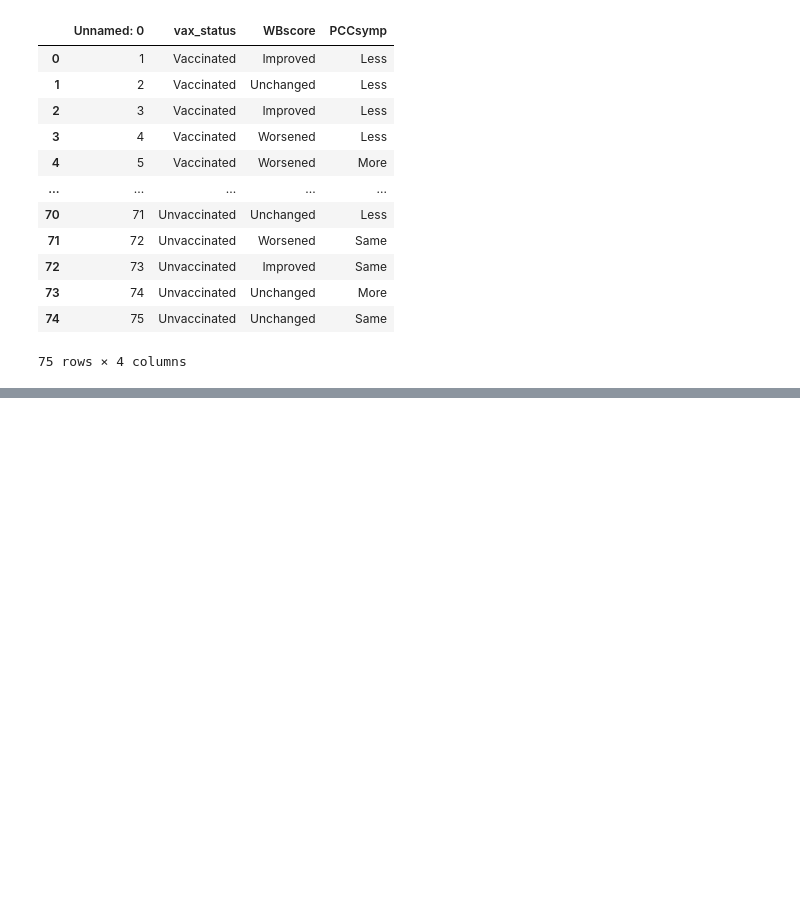
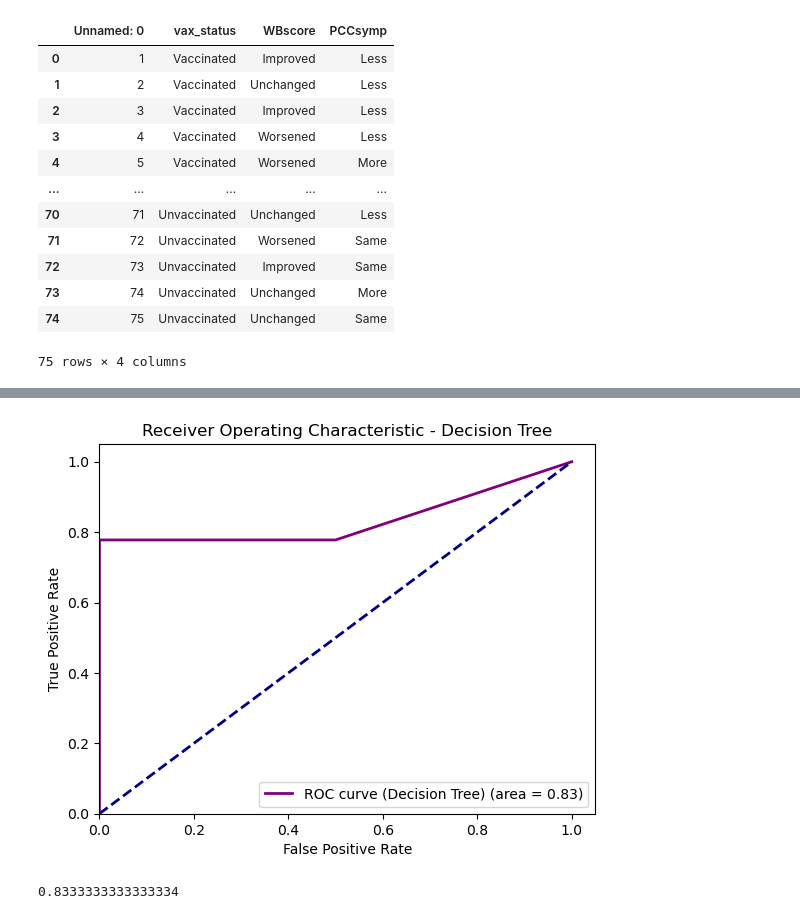
Before and after one commit to giomhern/machine-learning-spring-2024, a Jupyter notebook: week3/hw-notebooks/hw3.ipynb, the cells around one changed output, grey strips where cells are left out. Cells and saved outputs as stored; diff of their text form; code cells hidden in the pictures; blank space fills up the shorter version.

```diff
--- a/week3/hw-notebooks/hw3.ipynb
+++ b/week3/hw-notebooks/hw3.ipynb
@@ -119,0 +184,24 @@ PCCsymp        1.7359      0.694      2.501      0.012       0.375       3.097
+# %%
+y_pred_proba_dt = dt.predict_proba(
+    X_test)[:, 1]  # Probabilities of being vaccinated
+
+fpr_dt, tpr_dt, _ = roc_curve(y_test, y_pred_proba_dt)
+roc_auc_dt = auc(fpr_dt, tpr_dt)
+
+plt.figure()
+lw = 2
+plt.plot(fpr_dt, tpr_dt, color='purple',
+         lw=lw, label='ROC curve (Decision Tree) (area = %0.2f)' % roc_auc_dt)
+plt.plot([0, 1], [0, 1], color='navy', lw=lw, linestyle='--')
+plt.xlim([0.0, 1.05])
+plt.ylim([0.0, 1.05])
+plt.xlabel('False Positive Rate')
+plt.ylabel('True Positive Rate')
+plt.title('Receiver Operating Characteristic - Decision Tree')
+plt.legend(loc="lower right")
+plt.show()
+
+roc_auc_dt
+# %% [output]
+[figure, added]
+0.8333333333333334
```
Also changed, not shown: parts of 15 cells of this notebook.
